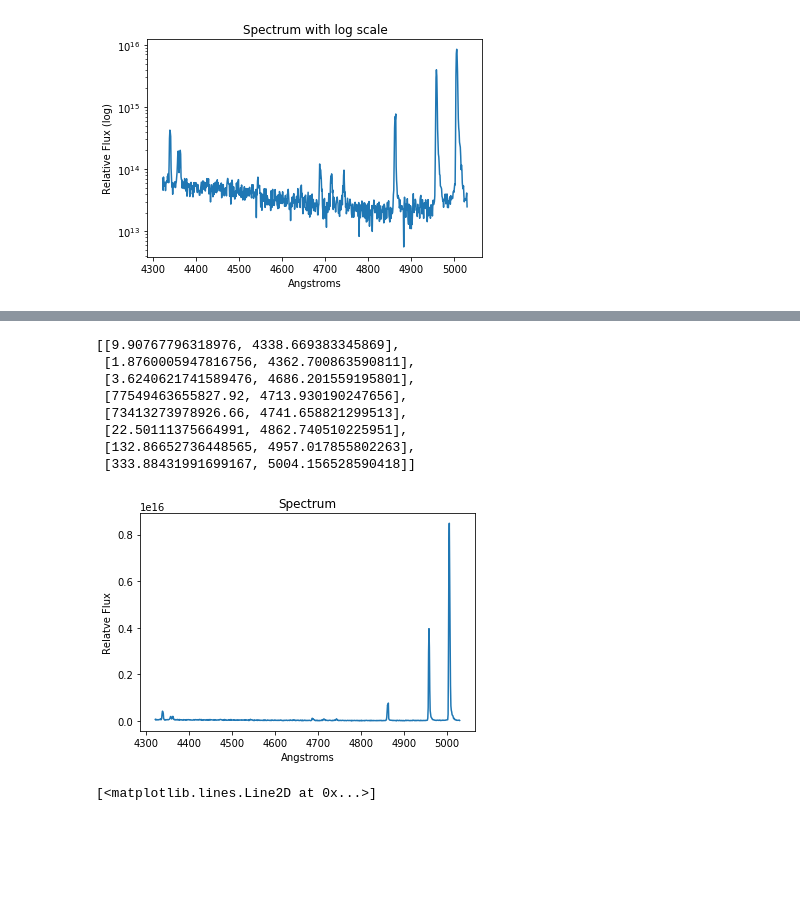
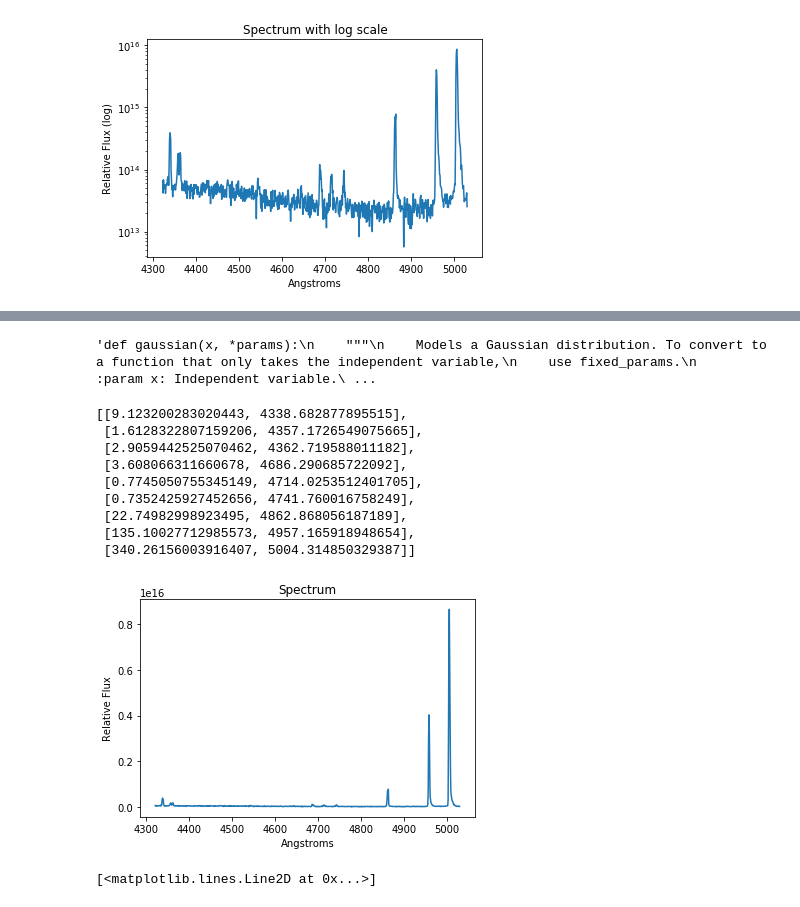
Before and after one commit to astro-kjc/AST443, a Jupyter notebook: Lab2/Lab2_normaliztion.ipynb, the cells around one changed output, grey strips where cells are left out. Drawn from its saved outputs; the diff is of its cells as text; code cells hidden in the pictures; blank space fills up the shorter version.

```diff
--- a/Lab2/Lab2_normaliztion.ipynb
+++ b/Lab2/Lab2_normaliztion.ipynb
@@ -61,8 +62,8 @@ for i in range(len(attempt0)):
     if attempt0[i] == np.min(attempt0[500:650]):
         H_abs2 = i
 ang_per_pixel = (H_abs2 - H_abs_loc)/520
-shift1 = (4341 - H_abs_loc*ang_per_pix)        #lower level calibrations
-shift2 = (4861 - H_abs2*ang_per_pix)           #to get an idea of the right answer
+shift1 = (4341 - H_abs_loc*ang_per_pixel)        #lower level calibrations
+shift2 = (4861 - H_abs2*ang_per_pixel)           #to get an idea of the right answer
 ang_per_pixel = (H_abs2 - H_abs_loc)/520
 shift = (shift1 + shift2) / 2
 x = np.linspace(shift,(shift+len(attempt0)), 765)
@@ -159,26 +178,63 @@ m, b = np.polyfit(indices,theory,1)
+# %%
+'''def gaussian(x, *params):
+    """
+    Models a Gaussian distribution. To convert to a function that only takes the independent variable,
+    use fixed_params.
+    :param x: Independent variable.
+    :param params: The parameters of the distribution, in the order amplitude, variance (sigma), and mean (mu).
+    :return: The value of the distribution at x.
+    """
+
+    A, var, mu = params
+    return A / np.sqrt(2 * np.pi * var) * np.exp(-(x - mu)**2 / (2 * var))
+
+def gaussian_fit(x, y, err_y=None):
+    """
+    Fits a Gaussian distribution to the input data.
+    :param x: The sequence of x values for the dataset.
+    :param y: The sequence of y values for the dataset.
+    :param err_x: The errors in the x values.
+    :param err_y: The errors in the y values.
+    :return: A two dimensional array, containing first the values of the parameters and then the corresponding errors.
+        The parameters are amplitude, variance and mean (mu) respectively.
+    """
+
+    mu = np.mean(x)
+    var = np.var(x)
+    A = max(y) * np.sqrt(2 * np.pi * var)
+
+    p0 = A, var, mu
+
+    # Return the correct fit based on the input errors
+    res = curve_fit(gaussian, x, y, p0, err_y)
+    return res[0], res[1]'''
+# %% [output]
+'def gaussian(x, *params):\n    """\n    Models a Gaussian distribution. To convert to a function that only takes the independent variable,\n    use fixed_params.\n    :param x: Independent variable.\ ...
 # %%
 peak_sums = []
 for i in range(len(lows)):
     peak_sums.append( [np.trapz(mean[lows[i]:highs[i]])/1e14, indices[i]*m+b] )
-peak_sums[3][0] = mean[indices[3]]*m
-peak_sums[4][0] = mean[indices[4]]*m
+peak_sums[1][0] = mean[indices[1]]*m/1e14
+peak_sums[4][0] = mean[indices[4]]*m/1e14
+peak_sums[5][0] = mean[indices[5]]*m/1e14
 peak_sums
 # %% [output]
-[[9.90767796318976, 4338.669383345869],
- [1.8760005947816756, 4362.700863590811],
- [3.6240621741589476, 4686.201559195801],
- [77549463655827.92, 4713.930190247656],
- [73413273978926.66, 4741.658821299513],
- [22.50111375664991, 4862.740510225951],
- [132.86652736448565, 4957.017855802263],
- [333.88431991699167, 5004.156528590418]]
+[[9.123200283020443, 4338.682877895515],
+ [1.6128322807159206, 4357.1726549075665],
+ [2.9059442525070462, 4362.719588011182],
+ [3.608066311660678, 4686.290685722092],
+ [0.7745050755345149, 4714.0253512401705],
+ [0.7352425927452656, 4741.760016758249],
+ [22.74982998923495, 4862.868056187189],
+ [135.10027712985573, 4957.165918948654],
+ [340.26156003916407, 5004.314850329387]]
 # %%
 plt.plot(x,mean)
 plt.title("Spectrum")
 plt.xlabel('Angstroms')
-plt.ylabel('Relatve Flux');
+plt.ylabel('Relative Flux');
 # %% [output]
-[figure, old version]
+[figure, new version]
 # %%
 np.savetxt('emission_line_strengths.csv', peak_sums, delimiter=',')
 # %%
```
Also changed, not shown: parts of 13 cells of this notebook.
